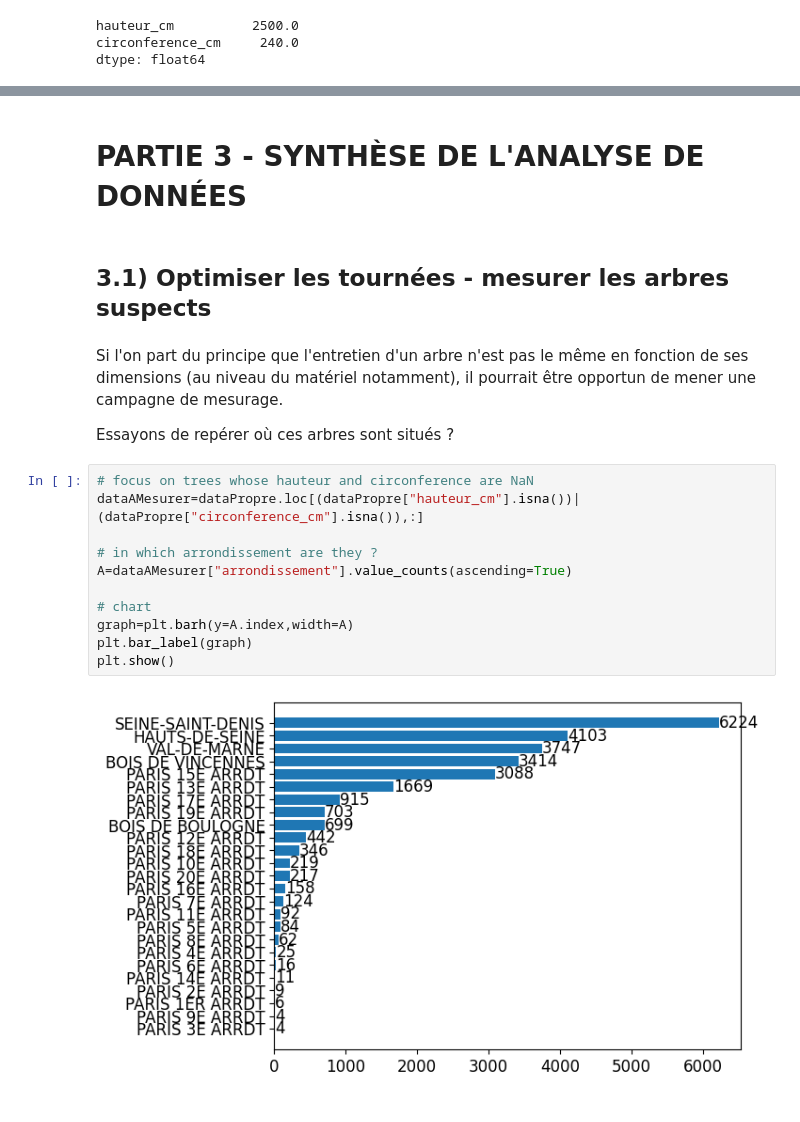
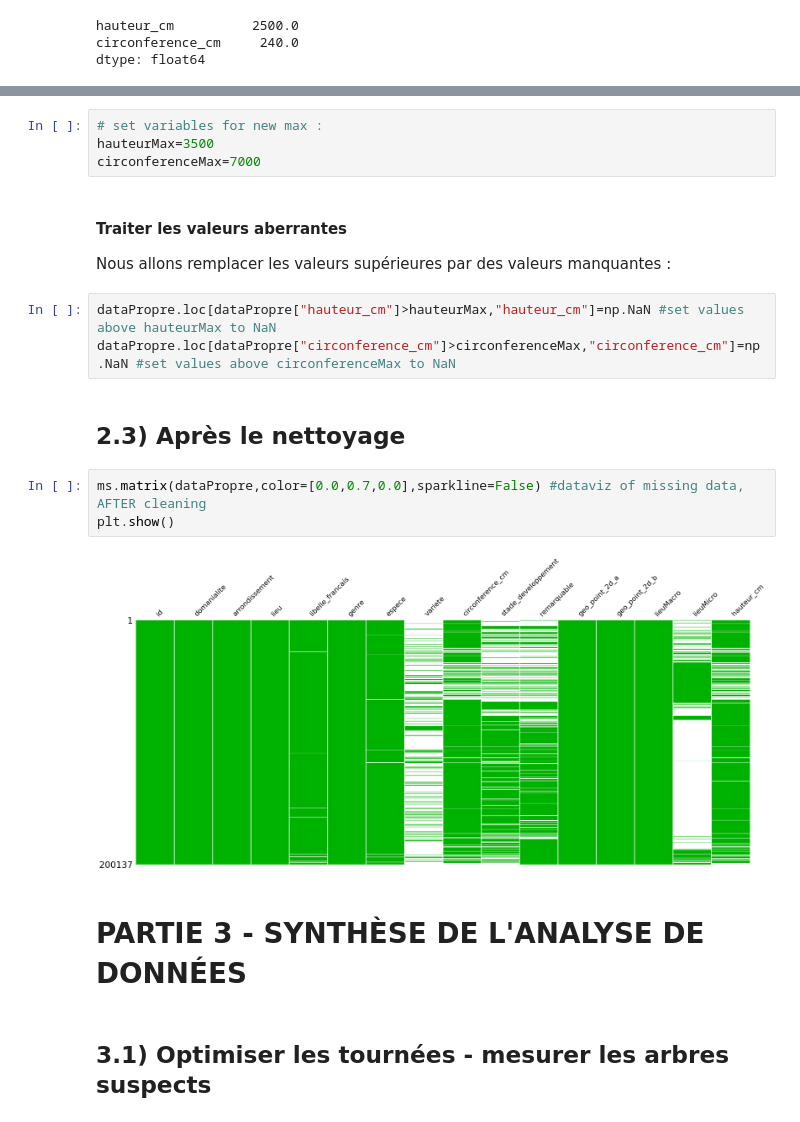
Before and after one commit to ClementPatin/OC-P2, a Jupyter notebook: Patin_Clement_1_notebook_032023.ipynb, the cells around one changed output, grey strips where cells are left out. Cells and saved outputs as stored; diff of their text form.

```diff
--- a/Patin_Clement_1_notebook_032023.ipynb
+++ b/Patin_Clement_1_notebook_032023.ipynb
@@ -774,21 +867,22 @@ dataPropre.loc[dataPropre["circonference_cm"]>circonferenceMax,"circonference_cm
+# %%
+# set variables for new max :
+hauteurMax=3500
+circonferenceMax=7000
+# %% [markdown]
+#### Traiter les valeurs aberrantes
+
+Nous allons remplacer les valeurs supérieures par des valeurs manquantes :
+# %%
+dataPropre.loc[dataPropre["hauteur_cm"]>hauteurMax,"hauteur_cm"]=np.NaN #set values above hauteurMax to NaN
+dataPropre.loc[dataPropre["circonference_cm"]>circonferenceMax,"circonference_cm"]=np.NaN #set values above circonferenceMax to NaN
+# %% [markdown]
+## 2.3) Après le nettoyage <a class="anchor" id="P23"></a>
+# %%
+ms.matrix(dataPropre,color=[0.0,0.7,0.0],sparkline=False) #dataviz of missing data, AFTER cleaning
+plt.show()
+# %% [output]
+[figure, added]
 # %% [markdown]
 # PARTIE 3 - SYNTHÈSE DE L'ANALYSE DE DONNÉES<a class="anchor" id="P3"></a>
-# %% [markdown]
-## 3.1) Optimiser les tournées - mesurer les arbres suspects <a class="anchor" id="P3"></a>
-# %% [markdown]
-Si l'on part du principe que l'entretien d'un arbre n'est pas le même en fonction de ses dimensions (au niveau du matériel notamment), il pourrait être opportun de mener une campagne de mesurage.
-
-Essayons de repérer où ces arbres sont situés ?
-# %%
-# focus on trees whose hauteur and circonference are NaN
-dataAMesurer=dataPropre.loc[(dataPropre["hauteur_cm"].isna())|(dataPropre["circonference_cm"].isna()),:]
-
-# in which arrondissement are they ?
-A=dataAMesurer["arrondissement"].value_counts(ascending=True)
-
-# chart
-graph=plt.barh(y=A.index,width=A)
-plt.bar_label(graph)
-plt.show()
-# %% [output]
-[figure, removed]
+# %% [markdown]
+## 3.1) Optimiser les tournées - mesurer les arbres suspects <a class="anchor" id="P31"></a>
```
Also changed, not shown: parts of 20 cells of this notebook.
